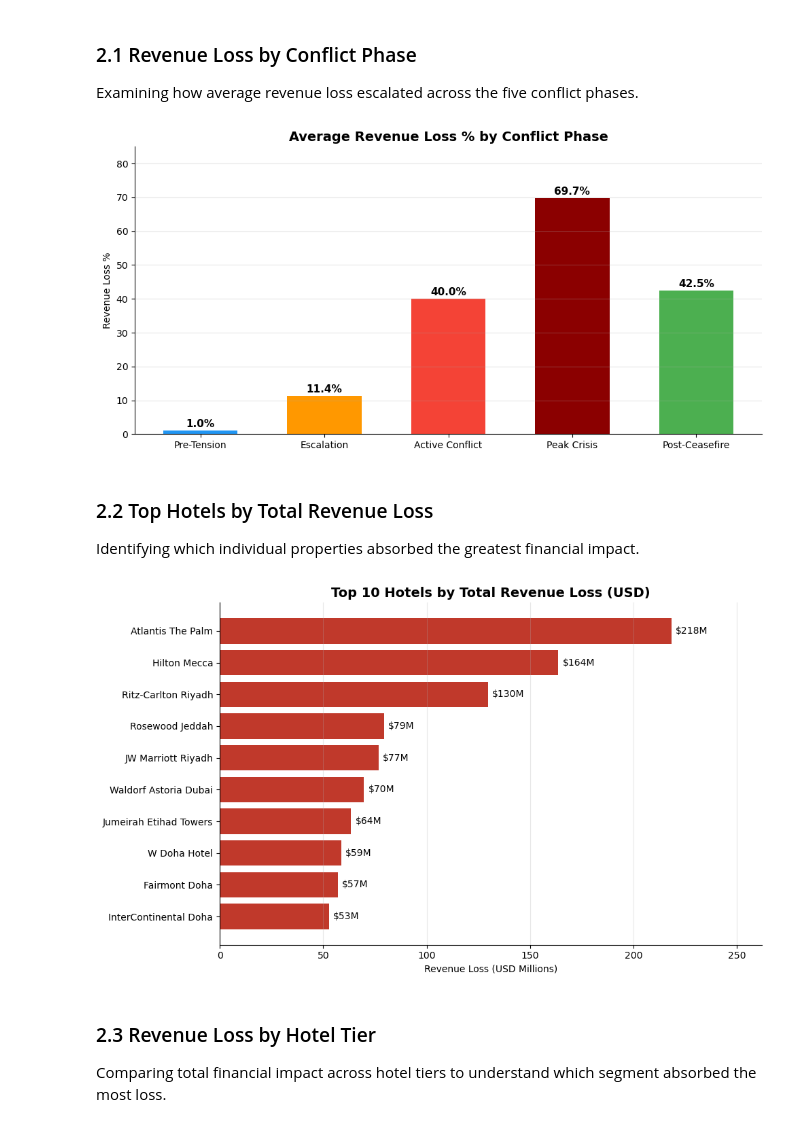
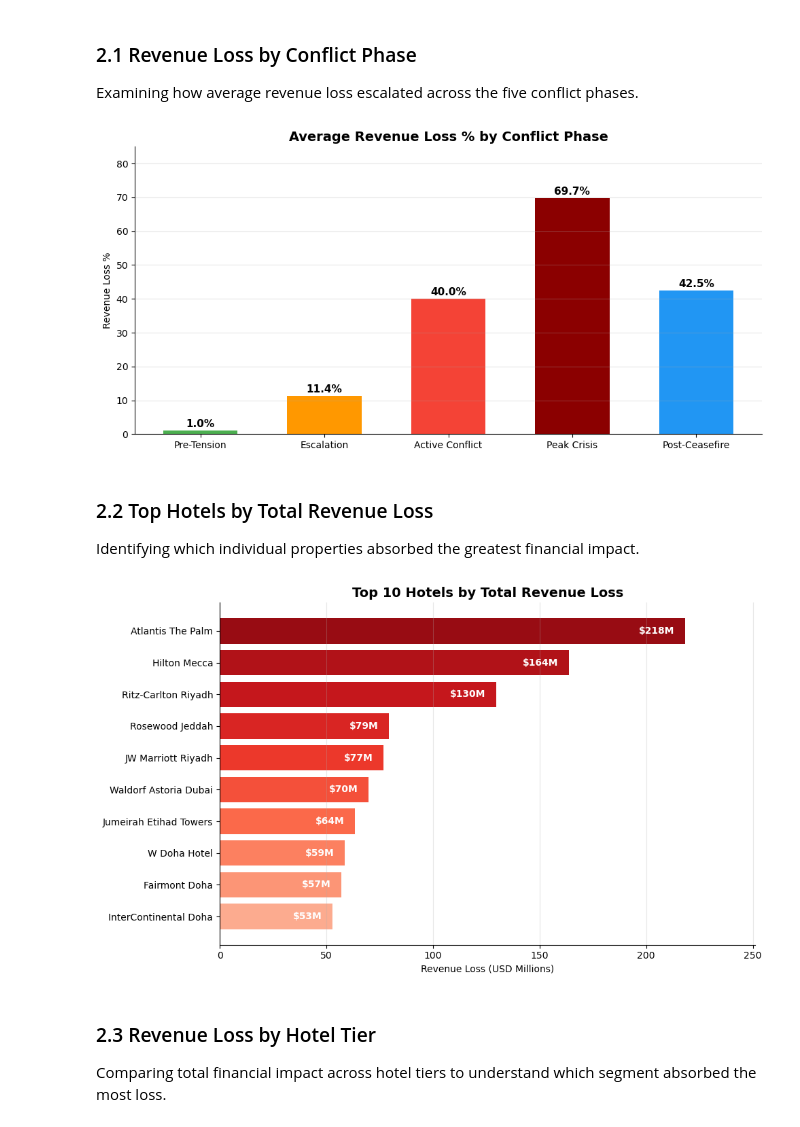
Before and after one commit to nhdben/hotel-losses-iran-us-war-2026, a Jupyter notebook: Project4_Hotel_Losses.ipynb, the cells around one changed output. Saved outputs shown, nothing was run; the diff lists cells and outputs as text; code cells hidden in the pictures.

```diff
--- a/Project4_Hotel_Losses.ipynb
+++ b/Project4_Hotel_Losses.ipynb
@@ -30,8 +33,7 @@ warnings.filterwarnings('ignore')
 Loading all six datasets and verifying shape and data quality.
 # %%
 
-path = os.path.join(os.getcwd(), "Hotel_losses", "datasets")
-
+path = os.path.join(os.getcwd(), "datasets")
 big = pd.read_csv(os.path.join(path, "big_hotels_impact.csv"))
 cancel = pd.read_csv(os.path.join(path, "booking_cancellations.csv"))
 timeline = pd.read_csv(os.path.join(path, "conflict_timeline_hotel.csv"))
@@ -156,17 +143,25 @@ TABLE: recovery_forecast
 
 Examining how average revenue loss escalated across the five conflict phases.
 # %%
-PHASE_ORDER = big[['conflict_phase', 'phase_start']].drop_duplicates().sort_values('phase_start')['conflict_phase'].tolist()
-PHASE_COLORS = ['#2196F3', '#FF9800', '#F44336', '#8B0000', '#4CAF50']
-
+PHASE_ORDER = (
+    big[['conflict_phase', 'phase_start']]
+    .drop_duplicates()
+    .sort_values('phase_start')['conflict_phase']
+    .tolist()
+)
+PHASE_COLORS = ['#4CAF50', '#FF9800', '#F44336', '#8B0000', '#2196F3']
 phase_data = big.groupby('conflict_phase')['revenue_loss_pct'].mean().reindex(PHASE_ORDER)
 
 fig, ax = plt.subplots(figsize=(10, 5))
 bars = ax.bar(PHASE_ORDER, phase_data.values, color=PHASE_COLORS, width=0.6)
 
 for bar, val in zip(bars, phase_data.values):
-    ax.text(bar.get_x() + bar.get_width()/2, bar.get_height() + 1,
-            f'{val:.1f}%', ha='center', fontsize=11, fontweight='bold')
+    ax.text(
+        bar.get_x() + bar.get_width() / 2,
+        bar.get_height() + 1,
+        f'{val:.1f}%',
+        ha='center', fontsize=11, fontweight='bold'
+    )
 
 ax.set_title('Average Revenue Loss % by Conflict Phase', fontsize=14, fontweight='bold')
 ax.set_ylabel('Revenue Loss %')
@@ -176,30 +171,32 @@ sns.despine()
 plt.tight_layout()
 plt.show()
 # %% [output]
-[figure, old version]
+[figure, new version]
 # %% [markdown]
 ### 2.2 Top Hotels by Total Revenue Loss
 
 Identifying which individual properties absorbed the greatest financial impact.
 # %%
-hotel_loss = big.groupby('hotel_name')['revenue_loss_usd'].sum().sort_values(ascending=True).tail(10) / 1e6
+hotel_loss = big.groupby('hotel_name')['revenue_loss_usd'].sum().sort_values().tail(10) / 1e6
+
+colors = plt.cm.Reds(np.linspace(0.3, 0.9, len(hotel_loss)))
 
 fig, ax = plt.subplots(figsize=(10, 6))
-bars = ax.barh(hotel_loss.index, hotel_loss.values, color='#c0392b')
+bars = ax.barh(hotel_loss.index, hotel_loss.values, color=colors)
 
 for bar, val in zip(bars, hotel_loss.values):
-    ax.text(bar.get_width() + 2, bar.get_y() + bar.get_height()/2,
-            f'${val:.0f}M', va='center', fontsize=10)
+    ax.text(bar.get_width() - 5, bar.get_y() + bar.get_height() / 2,
+            f'${val:.0f}M', va='center', ha='right', fontsize=10, color='white', fontweight='bold')
 
-ax.set_title('Top 10 Hotels by Total Revenue Loss (USD)', fontsize=14, fontweight='bold')
+ax.set_title('Top 10 Hotels by Total Revenue Loss', fontsize=14, fontweight='bold')
 ax.set_xlabel('Revenue Loss (USD Millions)')
-ax.set_xlim(0, hotel_loss.max() * 1.2)
+ax.set_xlim(0, hotel_loss.max() * 1.15)
 ax.grid(axis='x', alpha=0.3)
 sns.despine()
 plt.tight_layout()
 plt.show()
 # %% [output]
-[figure, old version]
+[figure, new version]
 # %% [markdown]
 ### 2.3 Revenue Loss by Hotel Tier
 
```
Also changed, not shown: parts of 14 cells of this notebook.
